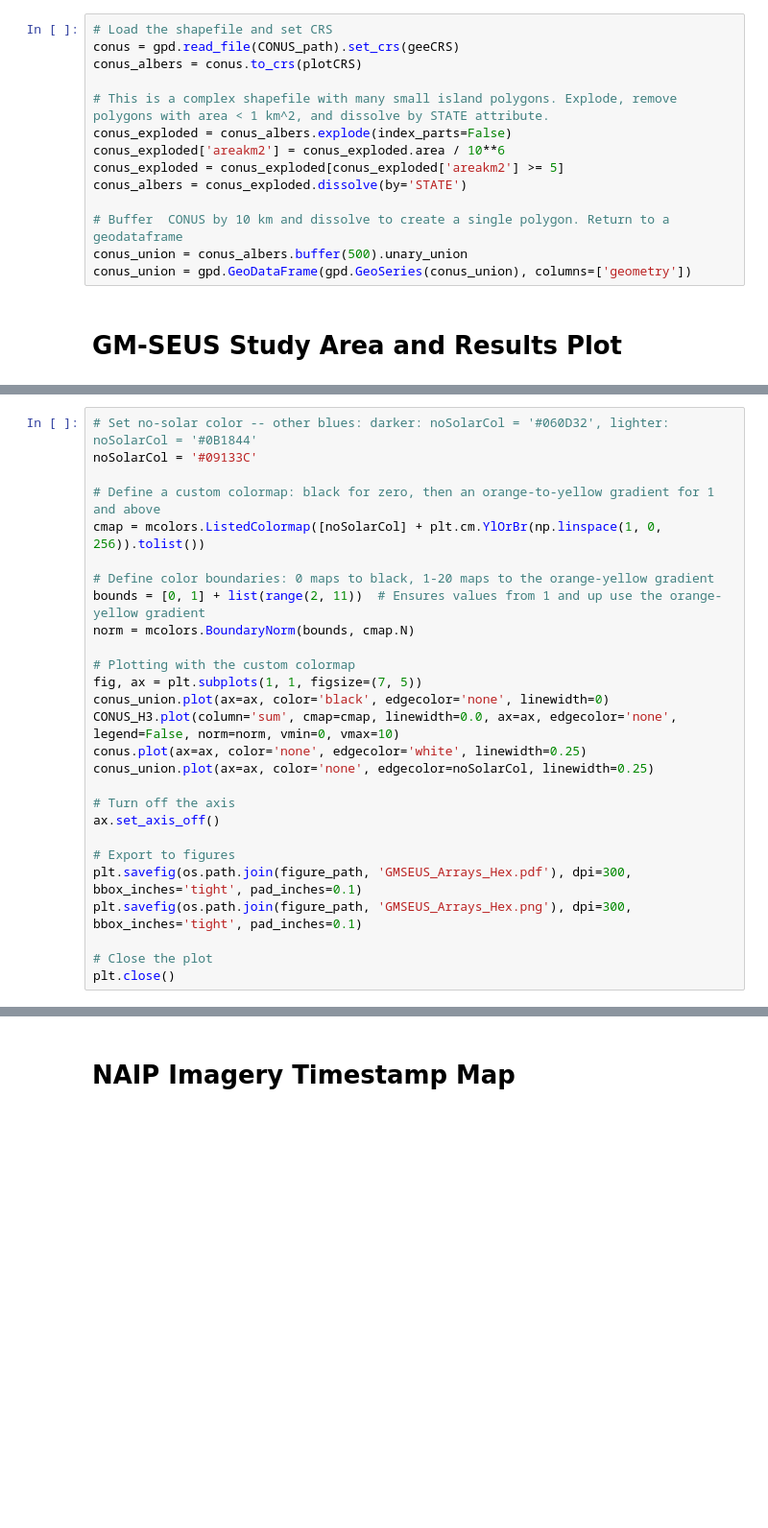
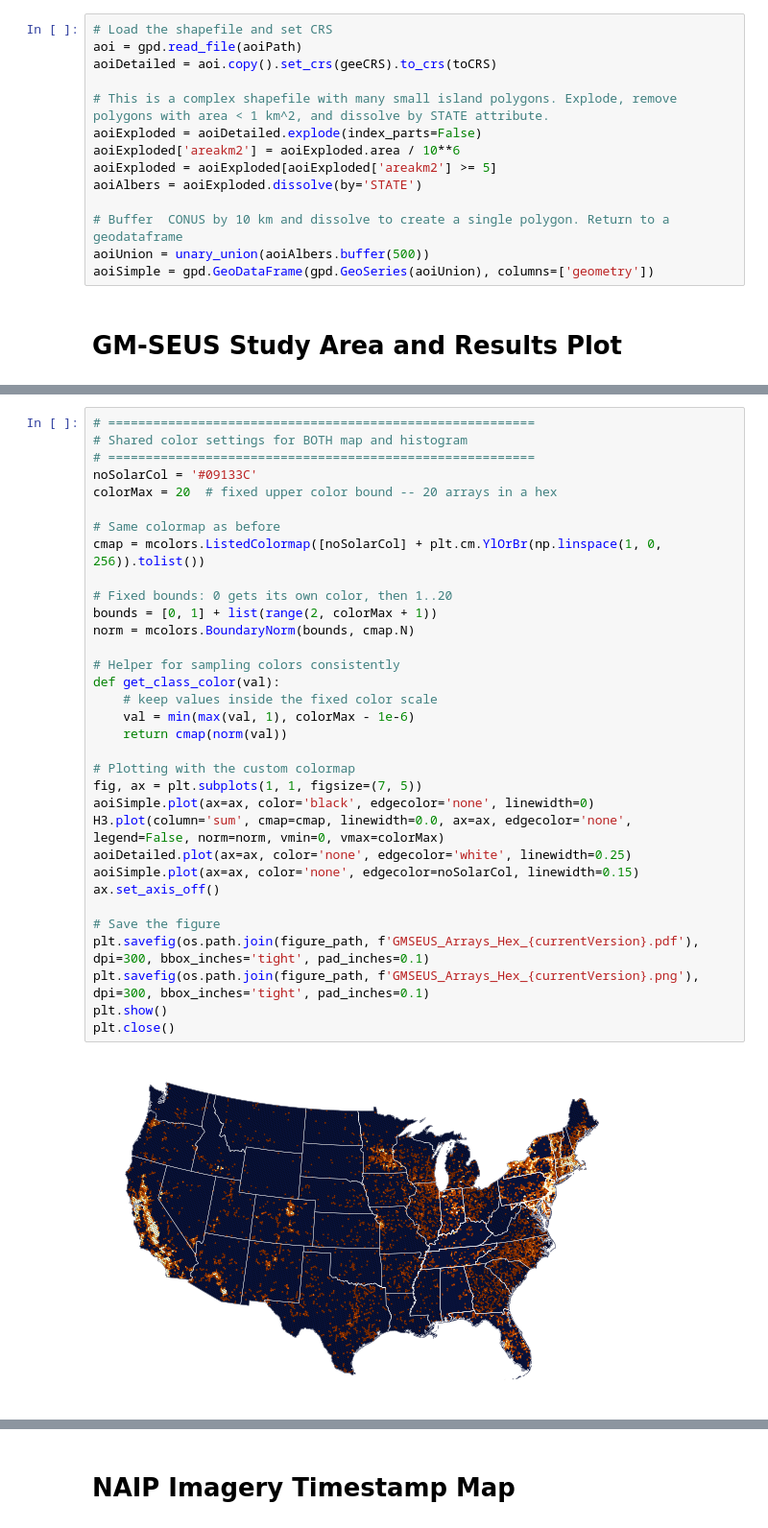
Before and after one commit to stidjaco/GMSEUS, a Jupyter notebook: SupplementaryCode/scriptPlot_maps.ipynb, the cells around one changed output, grey strips where cells are left out. Shown at 96% size. Cells and saved outputs as stored; diff of their text form; blank space fills up the shorter version.

```diff
--- a/SupplementaryCode/scriptPlot_maps.ipynb
+++ b/SupplementaryCode/scriptPlot_maps.ipynb
@@ -53,16 +58,16 @@ plotCRS = 'EPSG:5070'
 # %%
 # Load the shapefile and set CRS
-conus = gpd.read_file(CONUS_path).set_crs(geeCRS)
-conus_albers = conus.to_crs(plotCRS)
+aoi = gpd.read_file(aoiPath)
+aoiDetailed = aoi.copy().set_crs(geeCRS).to_crs(toCRS)
 
 # This is a complex shapefile with many small island polygons. Explode, remove polygons with area < 1 km^2, and dissolve by STATE attribute.
-conus_exploded = conus_albers.explode(index_parts=False)
-conus_exploded['areakm2'] = conus_exploded.area / 10**6
-conus_exploded = conus_exploded[conus_exploded['areakm2'] >= 5]
-conus_albers = conus_exploded.dissolve(by='STATE')
+aoiExploded = aoiDetailed.explode(index_parts=False)
+aoiExploded['areakm2'] = aoiExploded.area / 10**6
+aoiExploded = aoiExploded[aoiExploded['areakm2'] >= 5]
+aoiAlbers = aoiExploded.dissolve(by='STATE')
 
 # Buffer  CONUS by 10 km and dissolve to create a single polygon. Return to a geodataframe
-conus_union = conus_albers.buffer(500).unary_union
-conus_union = gpd.GeoDataFrame(gpd.GeoSeries(conus_union), columns=['geometry'])
+aoiUnion = unary_union(aoiAlbers.buffer(500))
+aoiSimple = gpd.GeoDataFrame(gpd.GeoSeries(aoiUnion), columns=['geometry'])
 # %% [markdown]
 # GM-SEUS Study Area and Results Plot
@@ -135,27 +140,35 @@ print(CONUS_H3['sum'].sum())
 # %%
-# Set no-solar color -- other blues: darker: noSolarCol = '#060D32', lighter: noSolarCol = '#0B1844'
+# =========================================================
+# Shared color settings for BOTH map and histogram
+# =========================================================
 noSolarCol = '#09133C'
+colorMax = 20  # fixed upper color bound -- 20 arrays in a hex
 
-# Define a custom colormap: black for zero, then an orange-to-yellow gradient for 1 and above
+# Same colormap as before
 cmap = mcolors.ListedColormap([noSolarCol] + plt.cm.YlOrBr(np.linspace(1, 0, 256)).tolist())
 
-# Define color boundaries: 0 maps to black, 1-20 maps to the orange-yellow gradient
-bounds = [0, 1] + list(range(2, 11))  # Ensures values from 1 and up use the orange-yellow gradient
+# Fixed bounds: 0 gets its own color, then 1..20
+bounds = [0, 1] + list(range(2, colorMax + 1))
 norm = mcolors.BoundaryNorm(bounds, cmap.N)
+
+# Helper for sampling colors consistently
+def get_class_color(val):
+    # keep values inside the fixed color scale
+    val = min(max(val, 1), colorMax - 1e-6)
+    return cmap(norm(val))
 
 # Plotting with the custom colormap
 fig, ax = plt.subplots(1, 1, figsize=(7, 5))
-conus_union.plot(ax=ax, color='black', edgecolor='none', linewidth=0)
-CONUS_H3.plot(column='sum', cmap=cmap, linewidth=0.0, ax=ax, edgecolor='none', legend=False, norm=norm, vmin=0, vmax=10)
-conus.plot(ax=ax, color='none', edgecolor='white', linewidth=0.25)
-conus_union.plot(ax=ax, color='none', edgecolor=noSolarCol, linewidth=0.25)
-
-# Turn off the axis
+aoiSimple.plot(ax=ax, color='black', edgecolor='none', linewidth=0)
+H3.plot(column='sum', cmap=cmap, linewidth=0.0, ax=ax, edgecolor='none', legend=False, norm=norm, vmin=0, vmax=colorMax)
+aoiDetailed.plot(ax=ax, color='none', edgecolor='white', linewidth=0.25)
+aoiSimple.plot(ax=ax, color='none', edgecolor=noSolarCol, linewidth=0.15)
 ax.set_axis_off()
 
-# Export to figures
-plt.savefig(os.path.join(figure_path, 'GMSEUS_Arrays_Hex.pdf'), dpi=300, bbox_inches='tight', pad_inches=0.1)
-plt.savefig(os.path.join(figure_path, 'GMSEUS_Arrays_Hex.png'), dpi=300, bbox_inches='tight', pad_inches=0.1)
-
-# Close the plot
+# Save the figure
+plt.savefig(os.path.join(figure_path, f'GMSEUS_Arrays_Hex_{currentVersion}.pdf'), dpi=300, bbox_inches='tight', pad_inches=0.1)
+plt.savefig(os.path.join(figure_path, f'GMSEUS_Arrays_Hex_{currentVersion}.png'), dpi=300, bbox_inches='tight', pad_inches=0.1)
+plt.show()
 plt.close()
+# %% [output]
+[figure, added]
```
Also changed, not shown: parts of 12 cells of this notebook, 12 other files.
